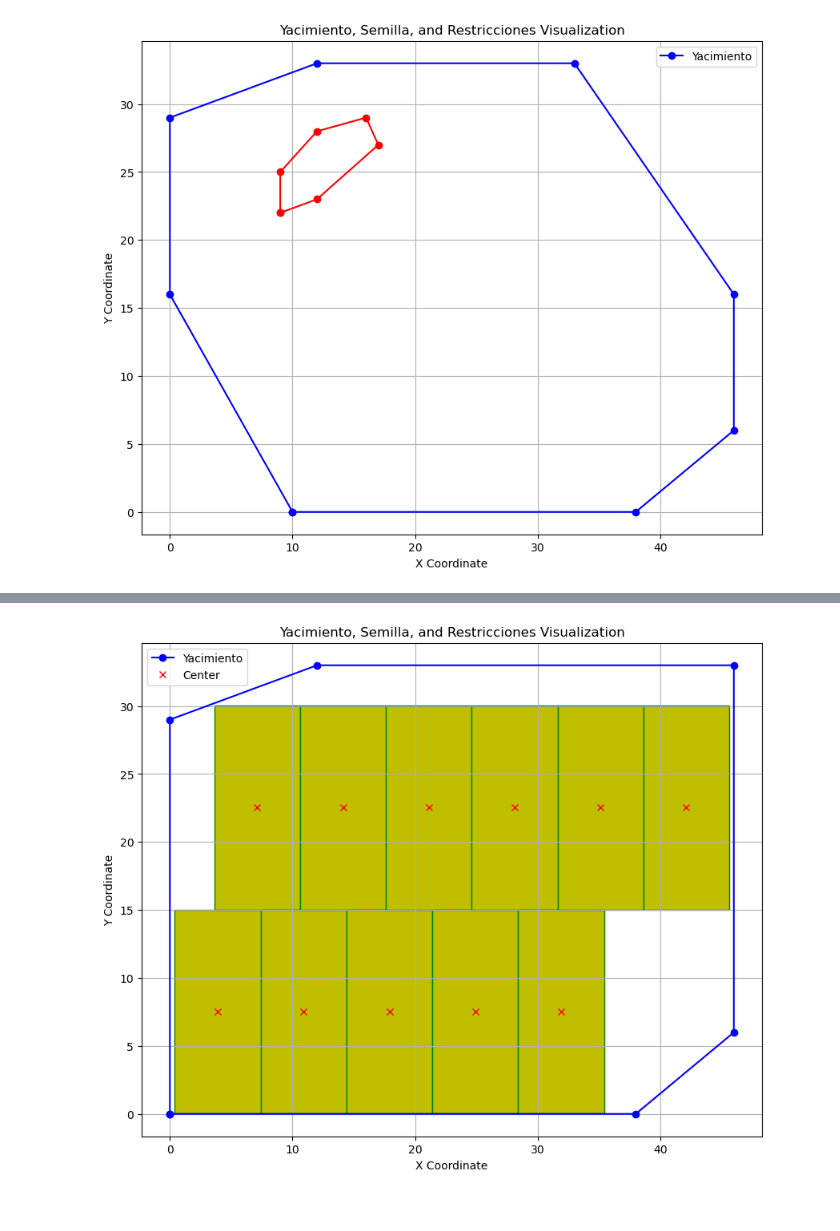
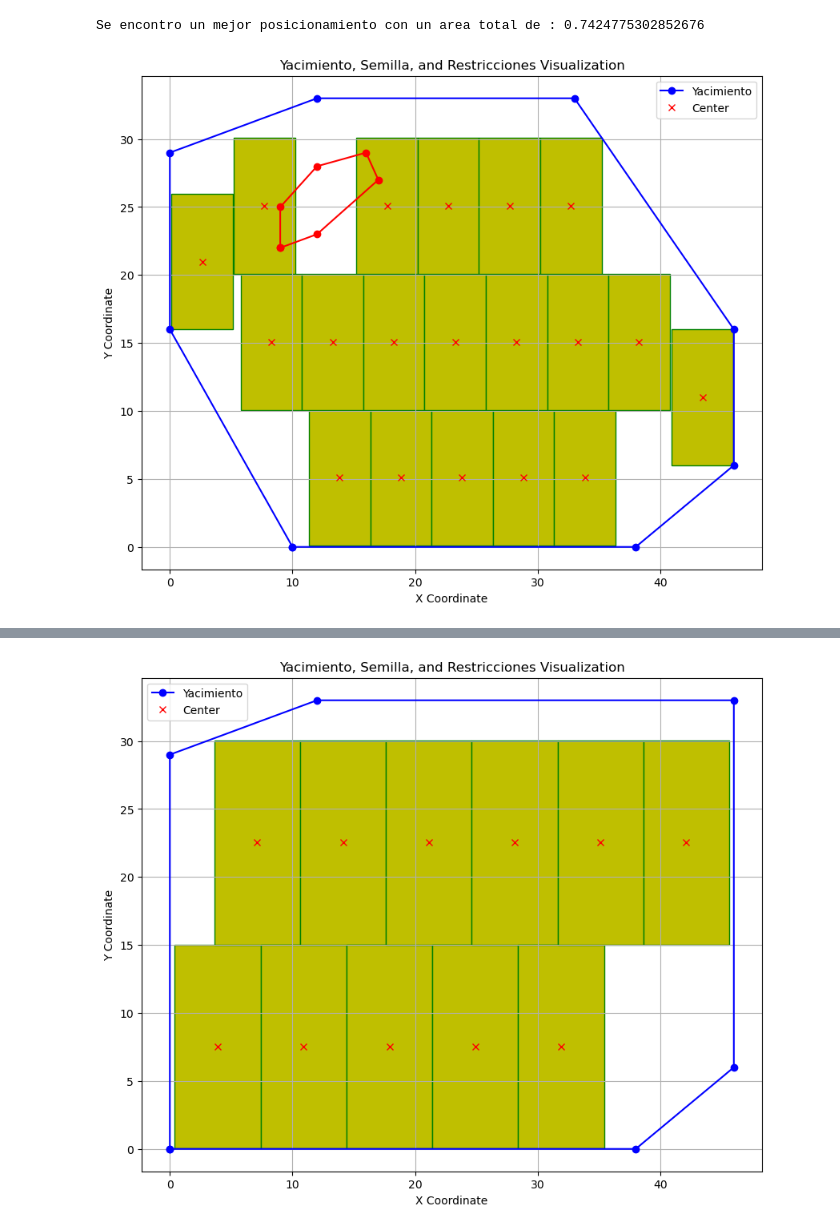
Before and after one commit to lararlm/TD8_ProyectoFinal, a Jupyter notebook: testing/grid_tests.ipynb, the cells around one changed output, grey strips where cells are left out. Cells and saved outputs as stored; diff of their text form; code cells hidden in the pictures.

```diff
--- a/testing/grid_tests.ipynb
+++ b/testing/grid_tests.ipynb
@@ -14,0 +26,6 @@ polygon, panel_size, restrictions , angulo = xml_data_extractor(file_path_bony)
+# %%
+rectangles_02 = paint_heuristic(polygon, restrictions, panel_size)
+print(panel_size)
+plot_solution(polygon,restrictions,rectangles_02,panel_size)
+area_02 = calculate_area(polygon,rectangles_02,panel_size)
+print(area_02)
@@ -15,4 +36,8 @@ polygon, panel_size, restrictions , angulo = xml_data_extractor(file_path_bony)
+# %%
+best_rectangles = optimize_area(grid_heuristic,polygon,rectangles_02,panel_size,restrictions,3,100)
+# %% [output]
+Se encontro un mejor posicionamiento con un area total de : 0.7424775302852676
 # %%
-fun_generacion_mapa(polygon,restrictions,[],panel_size)
+fun_generacion_mapa(polygon,restrictions,best_rectangles,panel_size)
 # %% [output]
-[figure, old version]
+[figure, new version]
```
Also changed, not shown: parts of 9 cells of this notebook, 22 other files.
